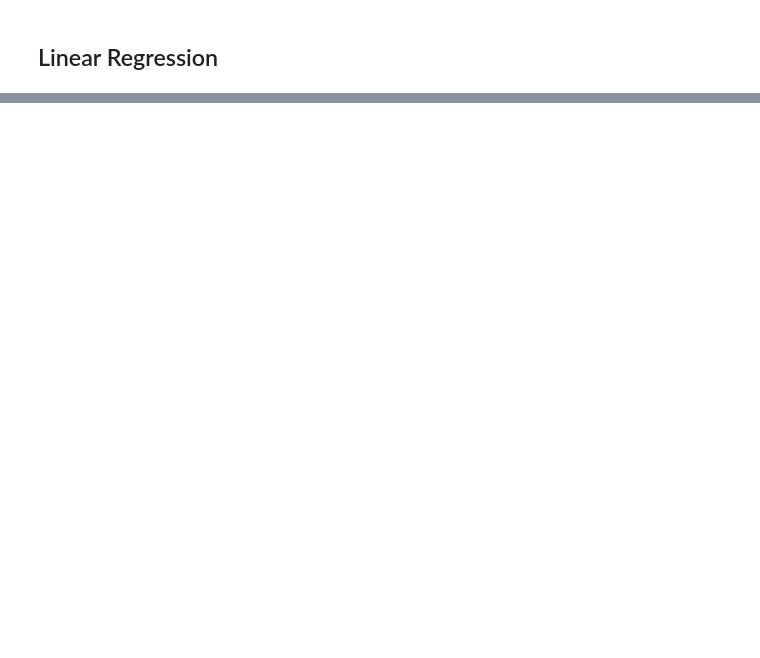
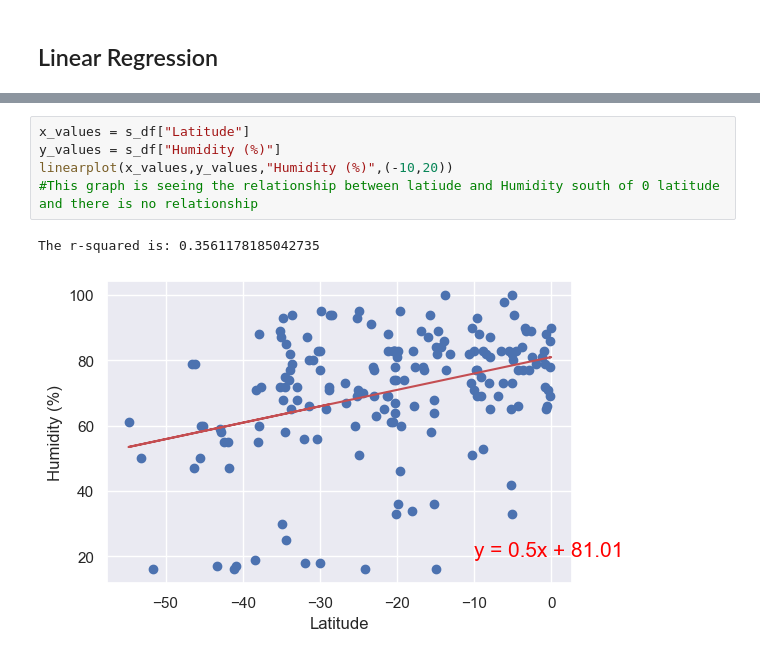
Before and after one commit to Shockman1000/Unit-6, a Jupyter notebook: WeatherPy.ipynb, the cells around one changed output, grey strips where cells are left out. Cells and saved outputs as stored; diff of their text form; blank space fills up the shorter version.

```diff
--- a/WeatherPy.ipynb
+++ b/WeatherPy.ipynb
@@ -199,0 +278,8 @@ None
+# %%
+x_values = s_df["Latitude"]
+y_values = s_df["Humidity (%)"]
+linearplot(x_values,y_values,"Humidity (%)",(-10,20))
+#This graph is seeing the relationship between latiude and Humidity south of 0 latitude and there is no relationship
+# %% [output]
+The r-squared is: 0.3561178185042735
+[figure, added]
```
Also changed, not shown: parts of 16 cells of this notebook, 6 other files.
